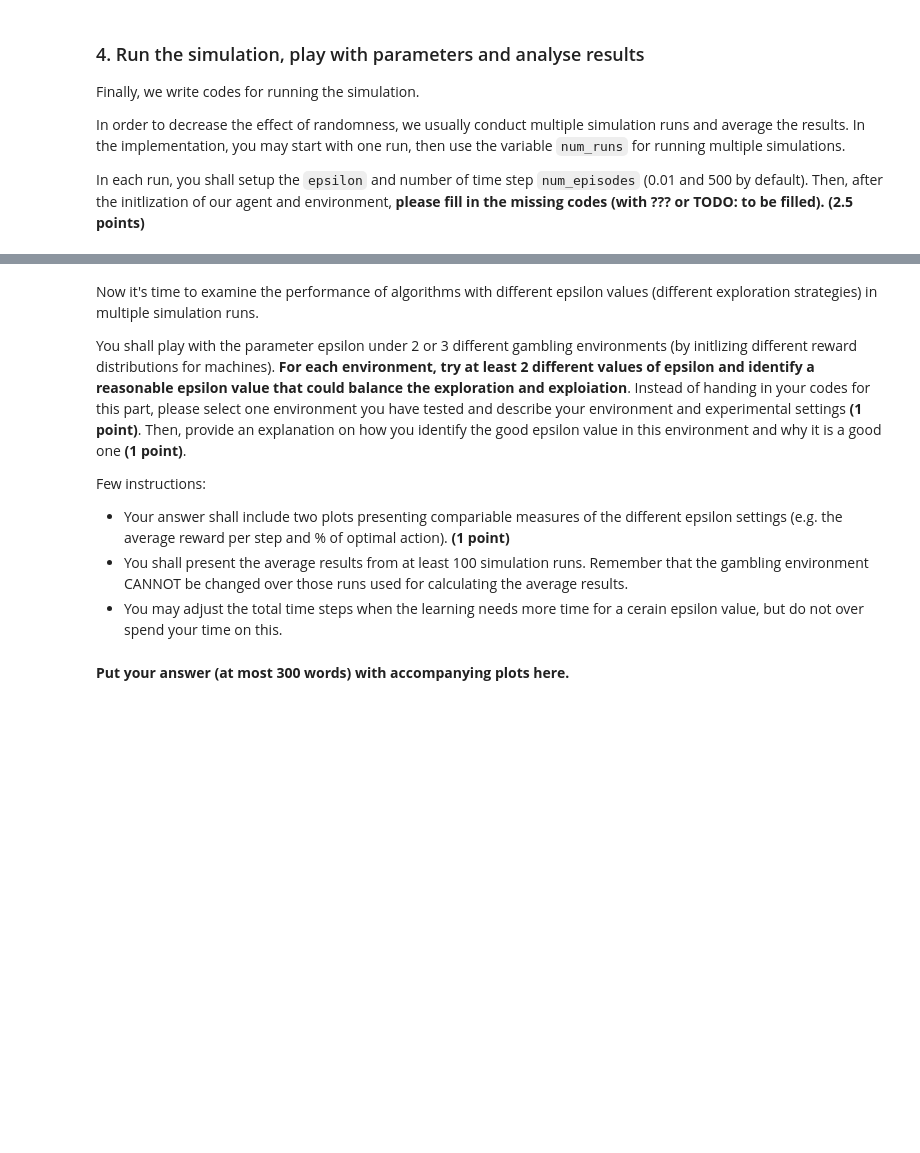
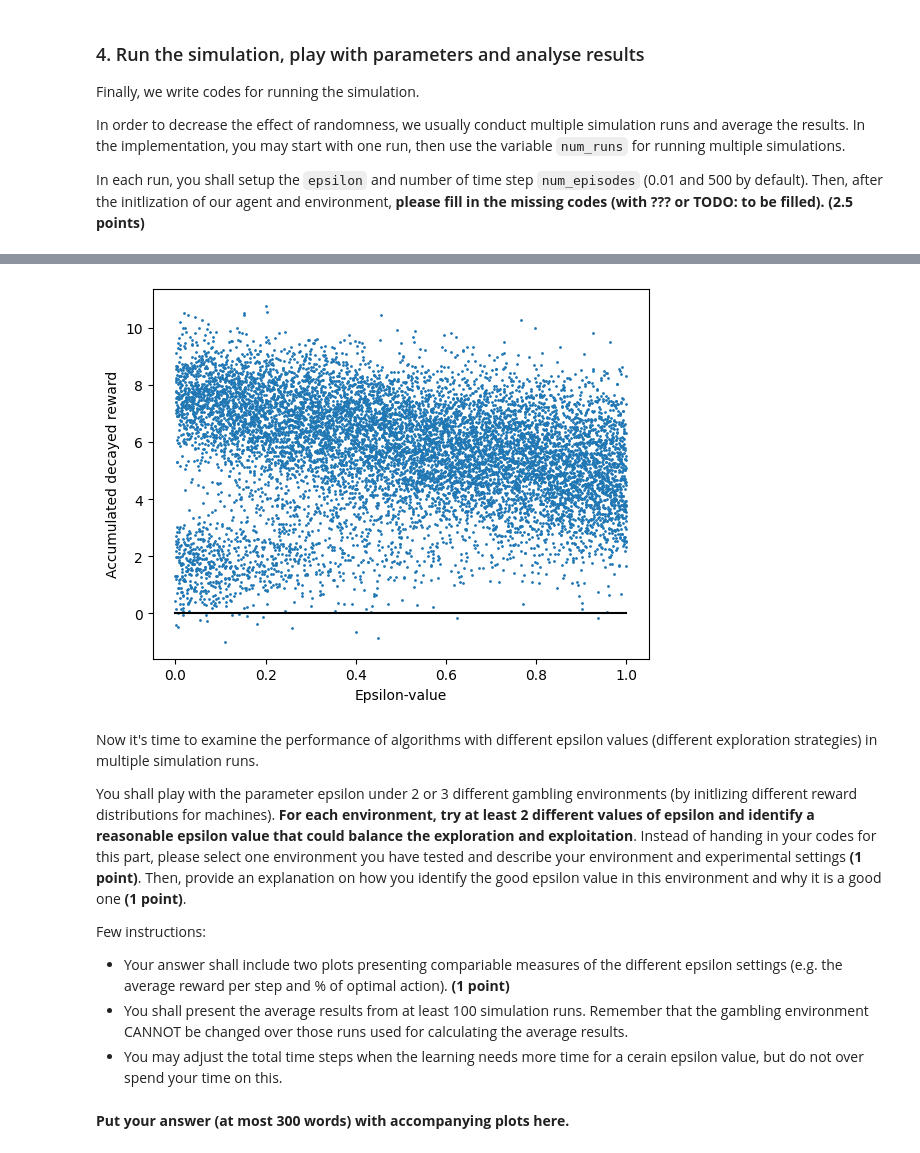
Before and after one commit to leidindi/AML, a Jupyter notebook: ass1/Ass 1/johannsson-lazaridis.ipynb, the cells around one changed output, grey strips where cells are left out. Drawn from its saved outputs; the diff is of its cells as text; code cells hidden in the pictures; blank space fills up the shorter version.

```diff
--- a/ass1/Ass 1/johannsson-lazaridis.ipynb
+++ b/ass1/Ass 1/johannsson-lazaridis.ipynb
@@ -243,7 +254,23 @@ plt.show()
+# %%
+keys = []
+rewards = []
+for key in results:
+    keys.append(key)
+    rewards.append(results[key][-1])
+plt.scatter(keys, rewards,s=1)
+plt.plot([0,1],[0,0],'black')
+# Add labels and a title
+plt.xlabel('Epsilon-value')
+plt.ylabel('Accumulated decayed reward')
+
+# Show the plot
+plt.show()
+# %% [output]
+[figure, added]
 # %% [markdown]
 Now it's time to examine the performance of algorithms with different epsilon values (different exploration strategies) in multiple simulation runs.
 
-You shall play with the parameter epsilon under 2 or 3 different gambling environments (by initlizing different reward distributions for machines). **For each environment, try at least 2 different values of epsilon and identify a reasonable epsilon value that could balance the exploration and exploiation**. Instead of handing in your codes for this part, please select one environment you have tested and describe your environment and experimental settings **(1 point)**. Then, provide an explanation on how you identify the good epsilon value in this environment and why it is a good one **(1 point)**.
+You shall play with the parameter epsilon under 2 or 3 different gambling environments (by initlizing different reward distributions for machines). **For each environment, try at least 2 different values of epsilon and identify a reasonable epsilon value that could balance the exploration and exploitation**. Instead of handing in your codes for this part, please select one environment you have tested and describe your environment and experimental settings **(1 point)**. Then, provide an explanation on how you identify the good epsilon value in this environment and why it is a good one **(1 point)**.
 
 Few instructions:
 - Your answer shall include two plots presenting compariable measures of the different epsilon settings (e.g. the average reward per step and % of optimal action). **(1 point)**
```
Also changed, not shown: parts of 4 cells of this notebook.
